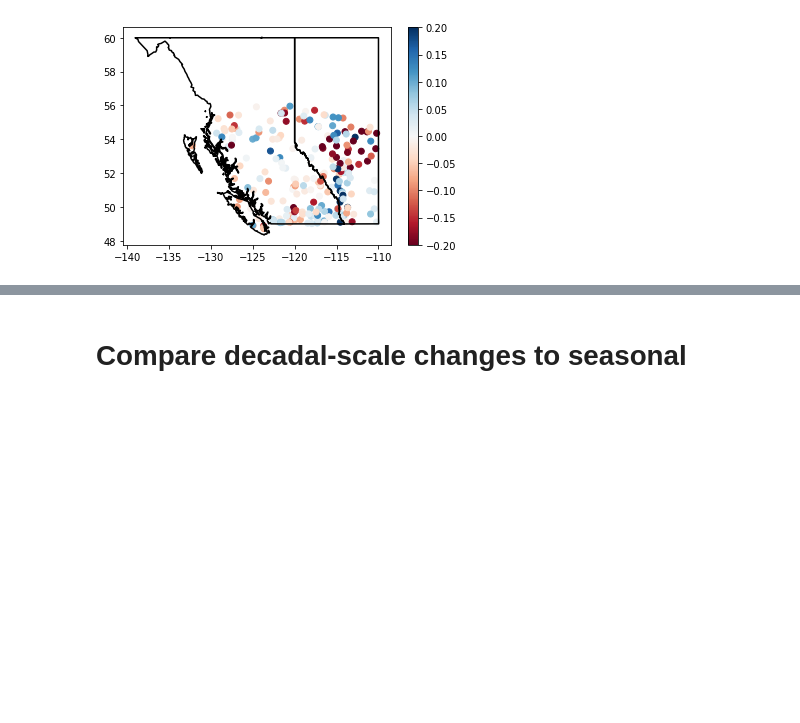
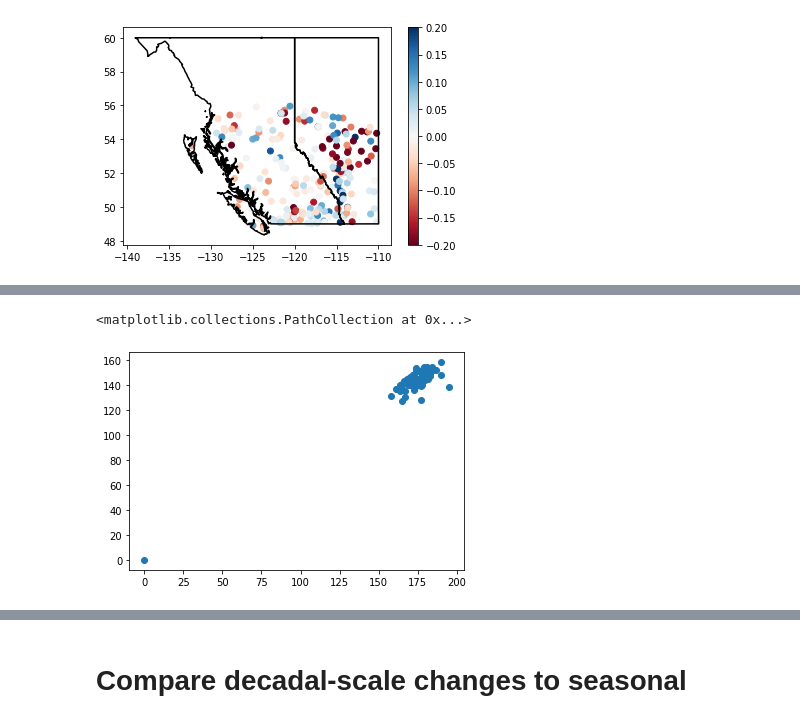
Before and after one commit to andersonsam/cnn_lstm_interpret, a Jupyter notebook: hindcast.ipynb, the cells around one changed output, grey strips where cells are left out. Cells and saved outputs as stored; diff of their text form; code cells hidden in the pictures; blank space fills up the shorter version.

```diff
--- a/hindcast.ipynb
+++ b/hindcast.ipynb
@@ -1113,0 +1156,5 @@ plt.scatter(dNSE, hind_missing[stationInds])
+# %%
+plt.scatter(t_peak, t_half)
+# %% [output]
+<matplotlib.collections.PathCollection at 0x...>
+[figure, added]
```
Also changed, not shown: parts of 24 cells of this notebook.
